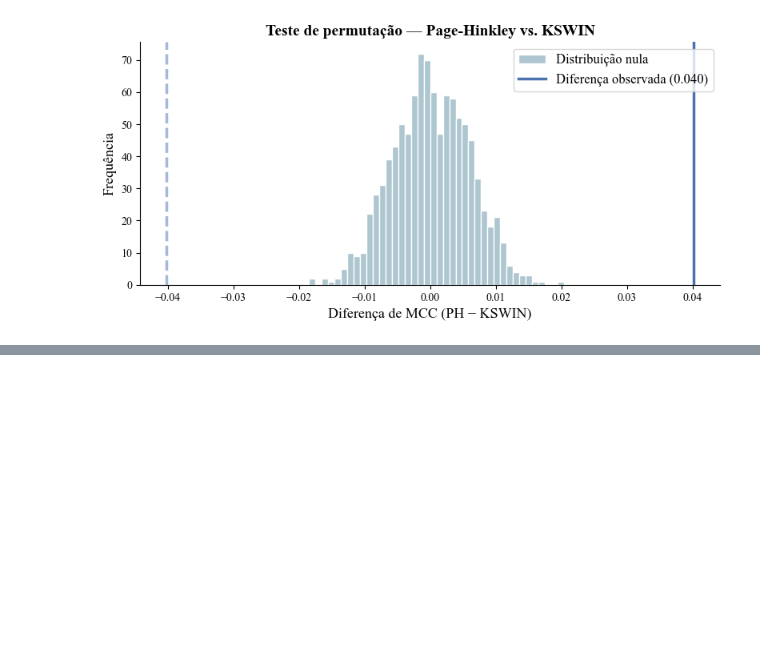
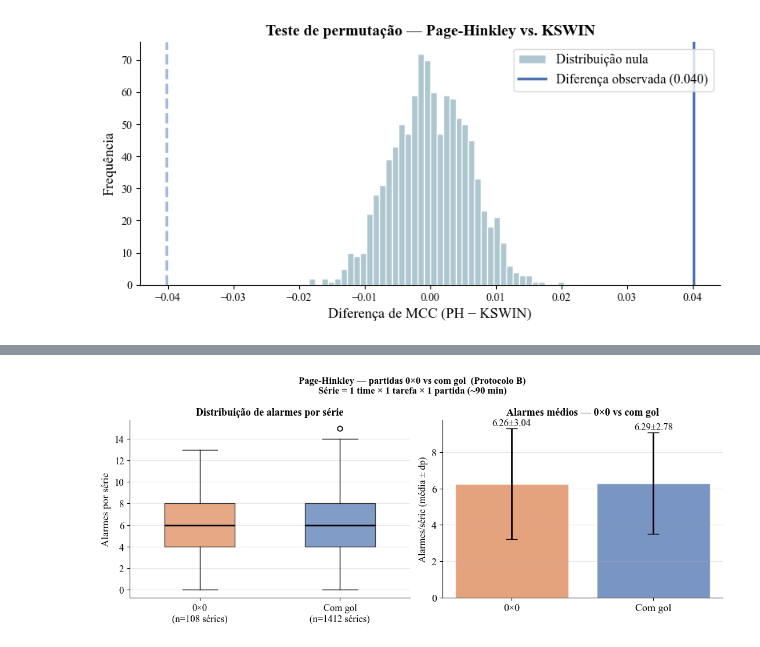
Before and after one commit to anavibiga/mestrado-drift-detection, a Jupyter notebook: notebooks/04_analise_resultados_v5k10.ipynb, the cells around one changed output, grey strips where cells are left out. Cells and saved outputs as stored; diff of their text form; code cells hidden in the pictures; blank space fills up the shorter version.

```diff
--- a/notebooks/04_analise_resultados_v5k10.ipynb
+++ b/notebooks/04_analise_resultados_v5k10.ipynb
@@ -1094,0 +1260,80 @@ p-valor (bicaudal): 0.0000
+# %%
+df_data = pd.read_parquet('../data/processed/events_wide_minute.parquet')
+
+goals_by_match = df_data.groupby('match_id')[['gol_casa', 'gol_fora']].sum()
+zero_ids  = set(goals_by_match[(goals_by_match['gol_casa'] == 0) & (goals_by_match['gol_fora'] == 0)].index)
+goals_ids = set(goals_by_match.index) - zero_ids
+total     = len(goals_by_match)
+print(f"Partidas 0×0:  {len(zero_ids):3d} ({len(zero_ids)/total*100:.1f}%)")
+print(f"Com gol:       {len(goals_ids):3d} ({len(goals_ids)/total*100:.1f}%)")
+
+# Protocolo B: melhor config por (team, task) — consistente com a tabela de resultados.
+merge_keys = ['team', 'task', 'window_ma', 'cooldown_minutes', 'feature', 'params']
+best_cfg_per_team = b_ph[merge_keys].copy()
+
+raw_ph_loaded = pd.read_parquet('../results/model_v5_k10/02_model_page_hinkley/results_raw.parquet')
+ph_proto_b = raw_ph_loaded.merge(best_cfg_per_team, on=merge_keys)
+
+by_series = ph_proto_b.groupby(['match_id', 'team', 'task']).agg(
+    TP=('TP', 'sum'), FP=('FP', 'sum'), FN=('FN', 'sum'), TN=('TN', 'sum')
+).reset_index()
+by_series['tipo']   = by_series['match_id'].apply(lambda x: '0×0' if x in zero_ids else 'Com gol')
+by_series['alarms'] = by_series['TP'] + by_series['FP']
+
+s00 = by_series[by_series['tipo'] == '0×0']
+swg = by_series[by_series['tipo'] == 'Com gol']
+
+assert s00['TP'].sum() == 0.0, "TP deveria ser zero em 0x0"
+frac_fp_wg = (swg['FP'] / swg['alarms'].replace(0, np.nan)).mean()
+
+print(f"\n{'':30s} {'0×0':>12}   {'Com gol':>12}")
+print(f"{'Séries':30s} {len(s00):>12}   {len(swg):>12}")
+print(f"{'TP médio/série':30s} {'0.00':>12}   {swg['TP'].mean():>12.2f}")
+print(f"{'FP médio/série':30s} {s00['FP'].mean():>12.2f}   {swg['FP'].mean():>12.2f}")
+print(f"{'Alarmes médios/série':30s} {s00['alarms'].mean():>12.2f}   {swg['alarms'].mean():>12.2f}")
+print(f"{'% alarmes que são FP':30s} {'100%':>12}   {frac_fp_wg:>12.1%}")
+print()
+print(f"→ Nas partidas COM gol, {frac_fp_wg:.1%} dos alarmes ainda são FP.")
+print(f"→ Diferença de FP entre 0×0 e com gol: "
+      f"{s00['FP'].mean() - swg['FP'].mean():+.2f} alarmes/série")
+
+# Figura: boxplot + barras (média ± dp)
+fig, axes = plt.subplots(1, 2, figsize=(11, 4.5))
+colors_box = [PALETTE['v8 Random Walk'], PALETTE['v4 Page-Hinkley']]
+
+bp = axes[0].boxplot([s00['alarms'].values, swg['alarms'].values],
+                     patch_artist=True, widths=0.5,
+                     medianprops=dict(color='black', linewidth=2))
+for patch, c in zip(bp['boxes'], colors_box):
+    patch.set_facecolor(c); patch.set_alpha(0.7)
+axes[0].set_xticks([1, 2])
+axes[0].set_xticklabels([f'0×0\n(n={len(s00)} séries)', f'Com gol\n(n={len(swg)} séries)'], fontsize=12)
+axes[0].set_ylabel('Alarmes por série', fontsize=13)
+axes[0].set_title('Distribuição de alarmes por série', fontsize=13, fontweight='bold')
+axes[0].tick_params(axis='y', labelsize=12)
+axes[0].grid(axis='y', alpha=0.3)
+axes[0].spines['top'].set_visible(False); axes[0].spines['right'].set_visible(False)
+
+means = [s00['alarms'].mean(), swg['alarms'].mean()]
+stds  = [s00['alarms'].std(),  swg['alarms'].std()]
+bars = axes[1].bar(['0×0', 'Com gol'], means, yerr=stds, capsize=7,
+                   color=colors_box, alpha=0.75, edgecolor='white',
+                   error_kw=dict(linewidth=2))
+for bar, m, s in zip(bars, means, stds):
+    axes[1].text(bar.get_x() + bar.get_width()/2, m + s + 0.05,
+                 f'{m:.2f}±{s:.2f}', ha='center', va='bottom', fontsize=12)
+axes[1].set_ylabel('Alarmes/série (média ± dp)', fontsize=12)
+axes[1].set_title('Alarmes médios — 0×0 vs com gol', fontsize=13, fontweight='bold')
+axes[1].tick_params(labelsize=13)
+axes[1].grid(axis='y', alpha=0.3)
+axes[1].spines['top'].set_visible(False); axes[1].spines['right'].set_visible(False)
+
+plt.suptitle(
+    'Page-Hinkley — partidas 0×0 vs com gol  (Protocolo B)\n'
+    'Série = 1 time × 1 tarefa × 1 partida (~90 min)',
+    fontsize=12, fontweight='bold'
+)
+plt.tight_layout()
+plt.savefig(f'{FIG_DIR}/fig_zero_zero.png', dpi=200, bbox_inches='tight', facecolor='white')
+plt.show()
+# %% [output]
@@ -1094,0 +1352 @@ p-valor (bicaudal): 0.0000
+[figure, added]
```
Also changed, not shown: parts of 6 cells of this notebook, 15 other files.
